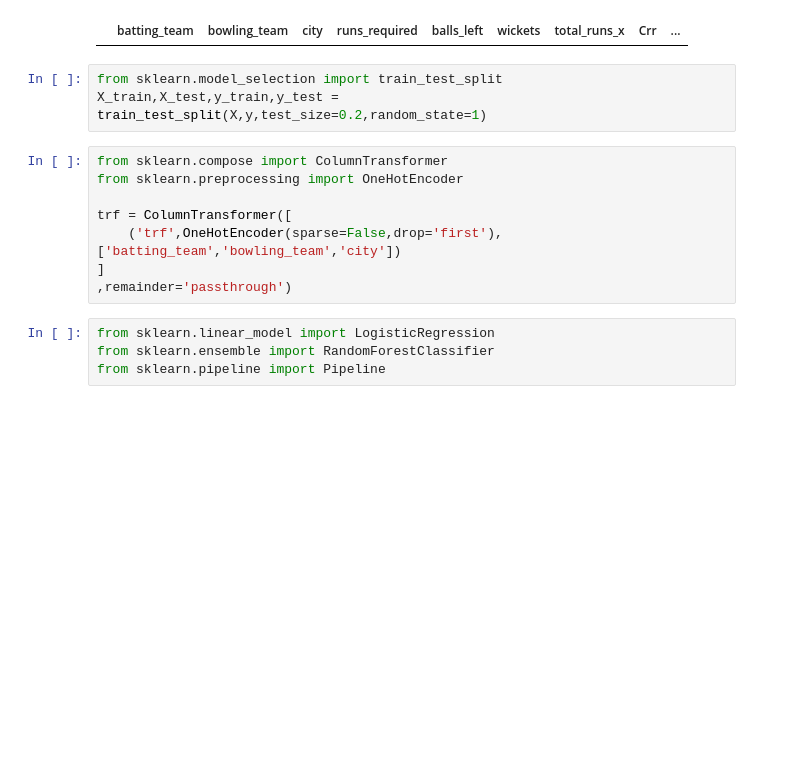
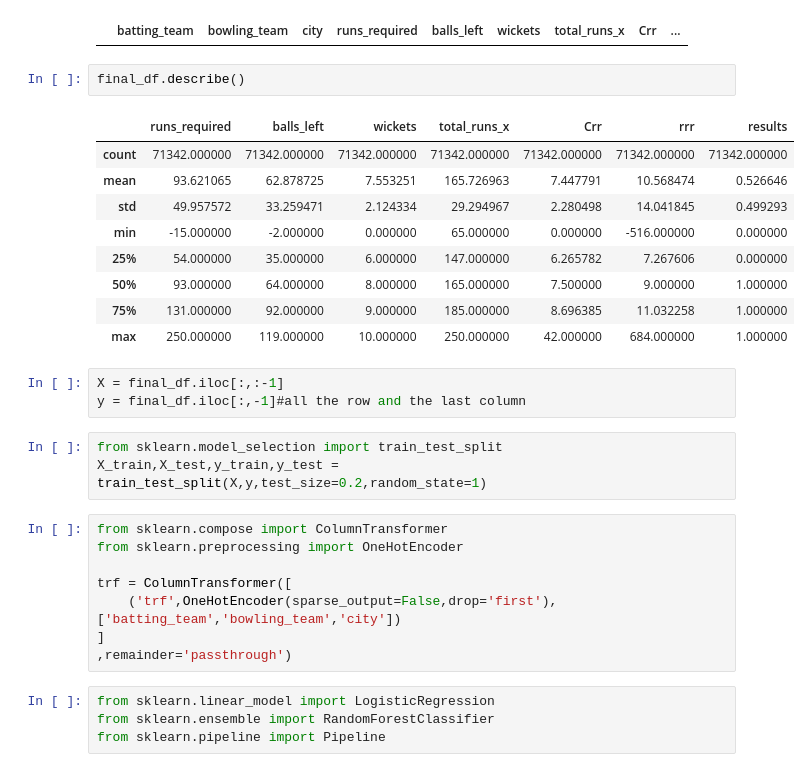
Before and after one commit to Angel-dash/Crck_pred, a Jupyter notebook: CrickPred.ipynb, the cells around one changed output. Drawn from its saved outputs; the diff is of its cells as text; blank space fills up the shorter version.

```diff
--- a/CrickPred.ipynb
+++ b/CrickPred.ipynb
@@ -313,6 +325,21 @@ final_df.shape
 final_df[final_df['balls_left']==0]
 # %% [output]
 |  | batting_team | bowling_team | city | runs_required | balls_left | wickets | total_runs_x | Crr | ... |
+# %%
+final_df.describe()
+# %% [output]
+|  | runs_required | balls_left | wickets | total_runs_x | Crr | rrr | results |
+| count | 71342.000000 | 71342.000000 | 71342.000000 | 71342.000000 | 71342.000000 | 71342.000000 | 71342.000000 |
+| mean | 93.621065 | 62.878725 | 7.553251 | 165.726963 | 7.447791 | 10.568474 | 0.526646 |
+| std | 49.957572 | 33.259471 | 2.124334 | 29.294967 | 2.280498 | 14.041845 | 0.499293 |
+| min | -15.000000 | -2.000000 | 0.000000 | 65.000000 | 0.000000 | -516.000000 | 0.000000 |
+| 25% | 54.000000 | 35.000000 | 6.000000 | 147.000000 | 6.265782 | 7.267606 | 0.000000 |
+| 50% | 93.000000 | 64.000000 | 8.000000 | 165.000000 | 7.500000 | 9.000000 | 1.000000 |
+| 75% | 131.000000 | 92.000000 | 9.000000 | 185.000000 | 8.696385 | 11.032258 | 1.000000 |
+| max | 250.000000 | 119.000000 | 10.000000 | 250.000000 | 42.000000 | 684.000000 | 1.000000 |
+# %%
+X = final_df.iloc[:,:-1]
+y = final_df.iloc[:,-1]#all the row and the last column
 # %%
 from sklearn.model_selection import train_test_split
 X_train,X_test,y_train,y_test = train_test_split(X,y,test_size=0.2,random_state=1)
@@ -321,7 +348,7 @@ from sklearn.compose import ColumnTransformer
 from sklearn.preprocessing import OneHotEncoder
 
 trf = ColumnTransformer([
-    ('trf',OneHotEncoder(sparse=False,drop='first'),['batting_team','bowling_team','city'])
+    ('trf',OneHotEncoder(sparse_output=False,drop='first'),['batting_team','bowling_team','city'])
 ]
 ,remainder='passthrough')
 # %%
```
Also changed, not shown: parts of 7 cells of this notebook.
